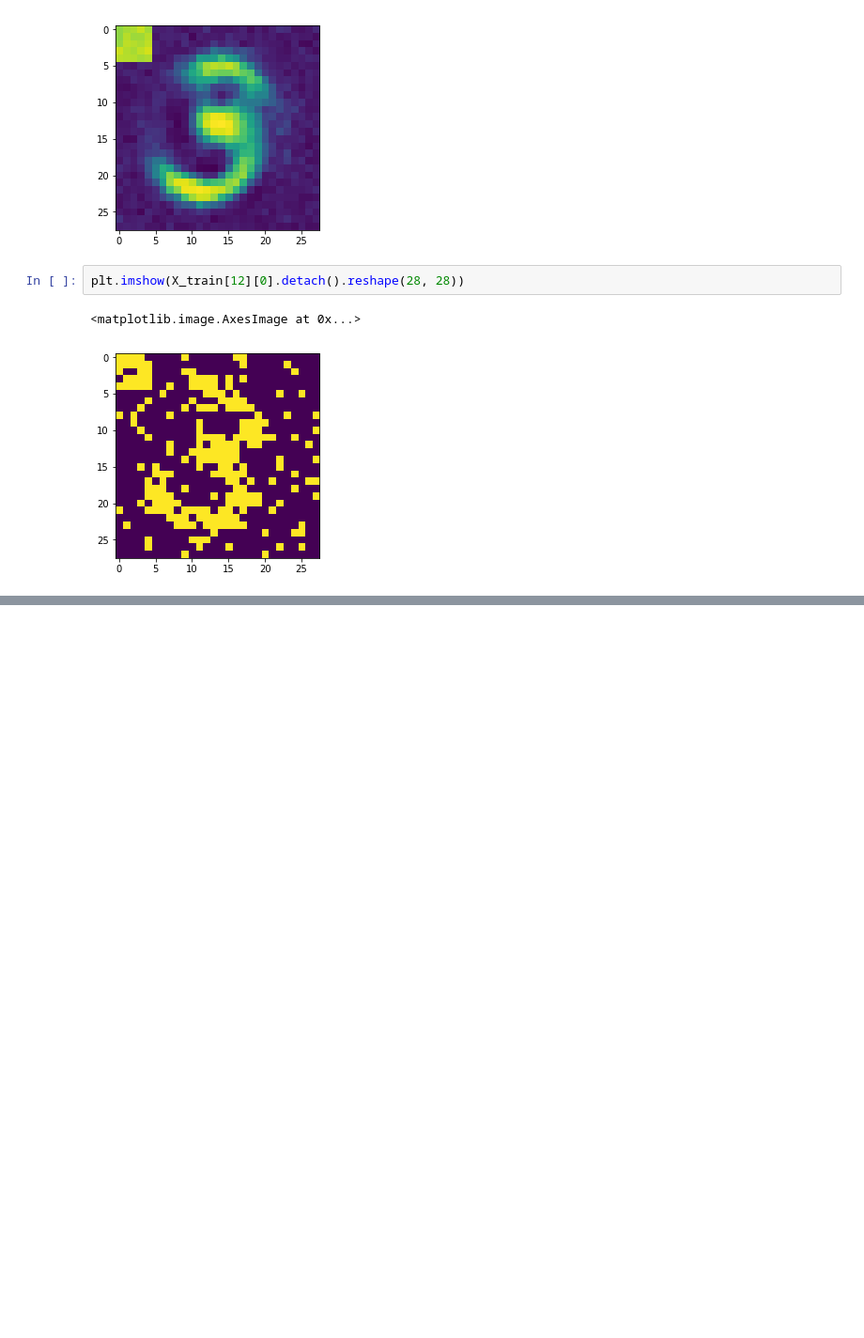
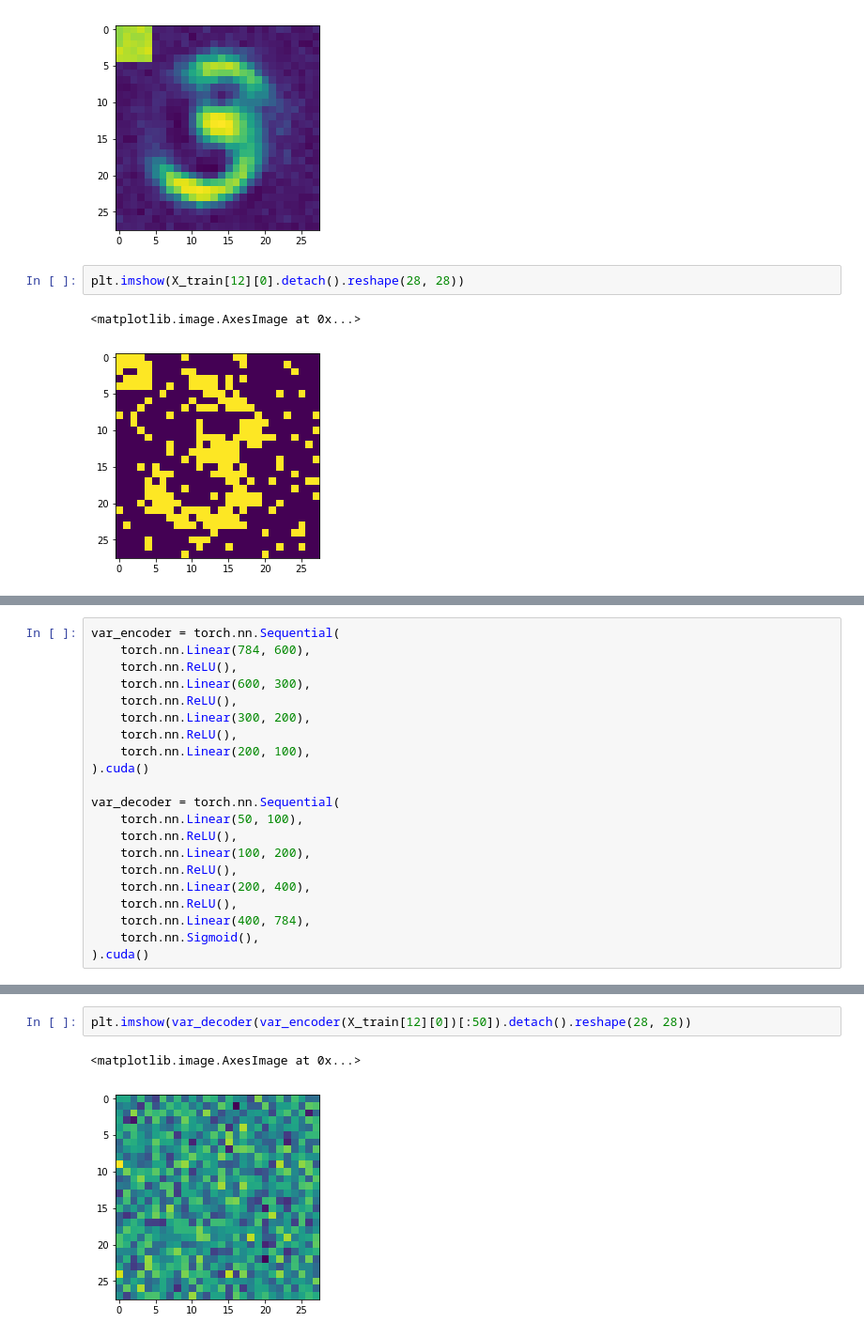
Before and after one commit to NikitaChizhov/deep_kalman_filter_for_BM, a Jupyter notebook: model.ipynb, the cells around one changed output, grey strips where cells are left out. Shown at 94% size. Saved outputs shown, nothing was run; the diff lists cells and outputs as text; blank space fills up the shorter version.

```diff
--- a/model.ipynb
+++ b/model.ipynb
@@ -225,0 +236,21 @@ plt.imshow(X_train[12][0].detach().reshape(28, 28))
+# %%
+var_encoder = torch.nn.Sequential(
+    torch.nn.Linear(784, 600),
+    torch.nn.ReLU(),
+    torch.nn.Linear(600, 300),
+    torch.nn.ReLU(),
+    torch.nn.Linear(300, 200),
+    torch.nn.ReLU(),
+    torch.nn.Linear(200, 100),
+).cuda()
+
+var_decoder = torch.nn.Sequential(
+    torch.nn.Linear(50, 100),
+    torch.nn.ReLU(),
+    torch.nn.Linear(100, 200),
+    torch.nn.ReLU(),
+    torch.nn.Linear(200, 400),
+    torch.nn.ReLU(),
+    torch.nn.Linear(400, 784),
+    torch.nn.Sigmoid(),
+).cuda()
@@ -225,0 +299,5 @@ plt.imshow(X_train[12][0].detach().reshape(28, 28))
+# %%
+plt.imshow(var_decoder(var_encoder(X_train[12][0])[:50]).detach().reshape(28, 28))
+# %% [output]
+<matplotlib.image.AxesImage at 0x...>
+[figure, added]
```
Also changed, not shown: parts of 7 cells of this notebook.
